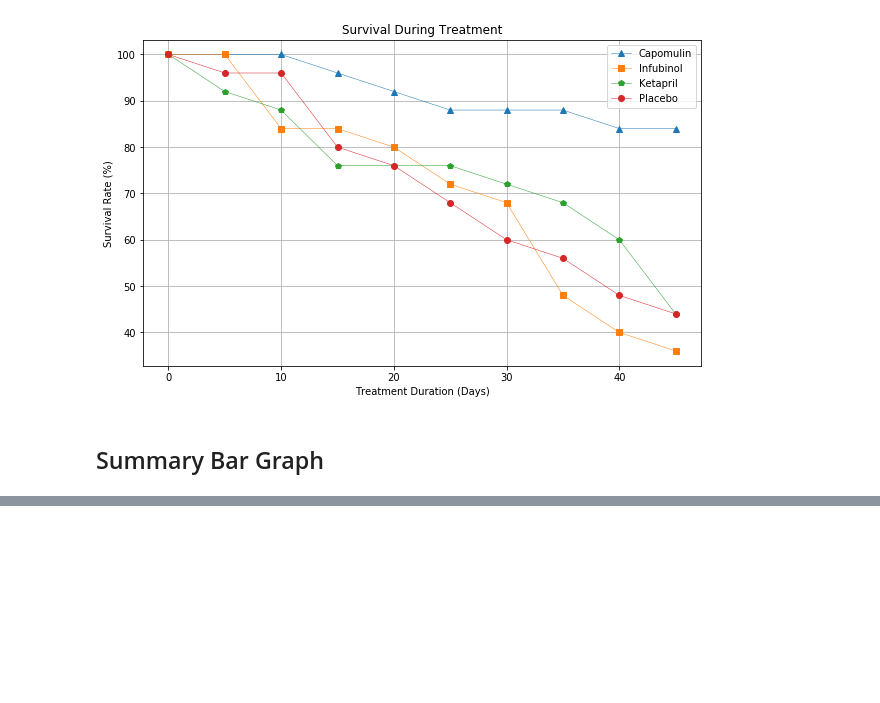
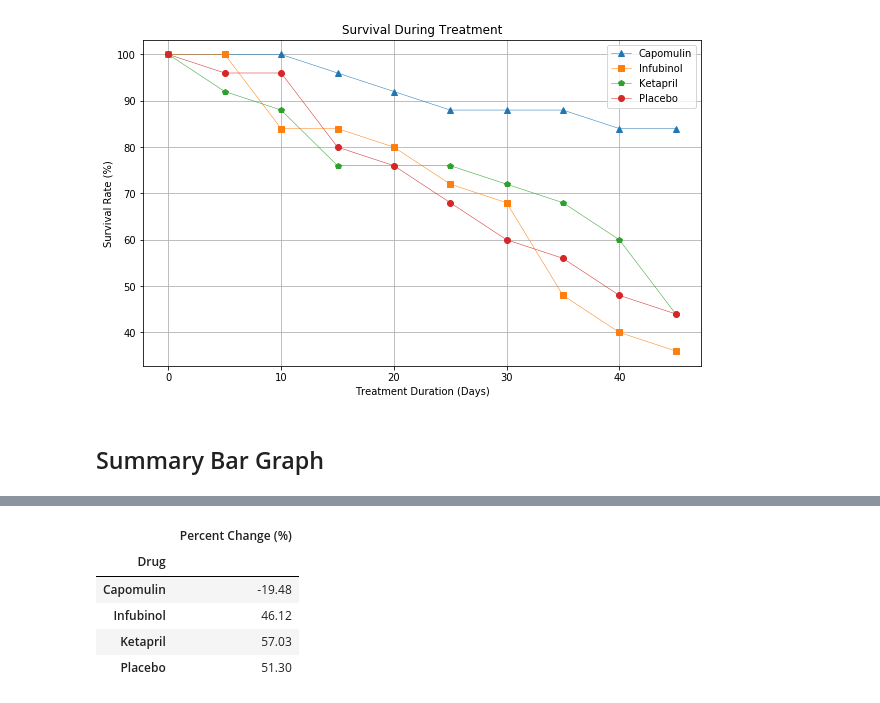
Before and after one commit to madengr00/Pymaceuticals, a Jupyter notebook: pymaceuticals_starter_MyCopy.ipynb, the cells around one changed output, grey strips where cells are left out. Saved outputs shown, nothing was run; the diff lists cells and outputs as text; code cells hidden in the pictures; blank space fills up the shorter version.

```diff
--- a/pymaceuticals_starter_MyCopy.ipynb
+++ b/pymaceuticals_starter_MyCopy.ipynb
@@ -258,0 +292,15 @@ fig.show()
+# %%
+# Select last row (45 days) of data and create new datframe
+percent_change = pd.DataFrame(tumor_response_mean_pct_change.iloc[9])
+percent_change.rename(columns = {45 : "Percent Change (%)" }, inplace = True)
+#select subset "Capomulin","Infubinol","Ketapril","Placebo"
+percent_change = percent_change.loc[['Capomulin','Infubinol','Ketapril','Placebo']]
+# Display the data to confirm
+percent_change.head(10)
+# %% [output]
+|  | Percent Change (%) |
+| Drug |  |
+| Capomulin | -19.48 |
+| Infubinol | 46.12 |
+| Ketapril | 57.03 |
+| Placebo | 51.30 |
```
Also changed, not shown: parts of 7 cells of this notebook, 1 other file.
